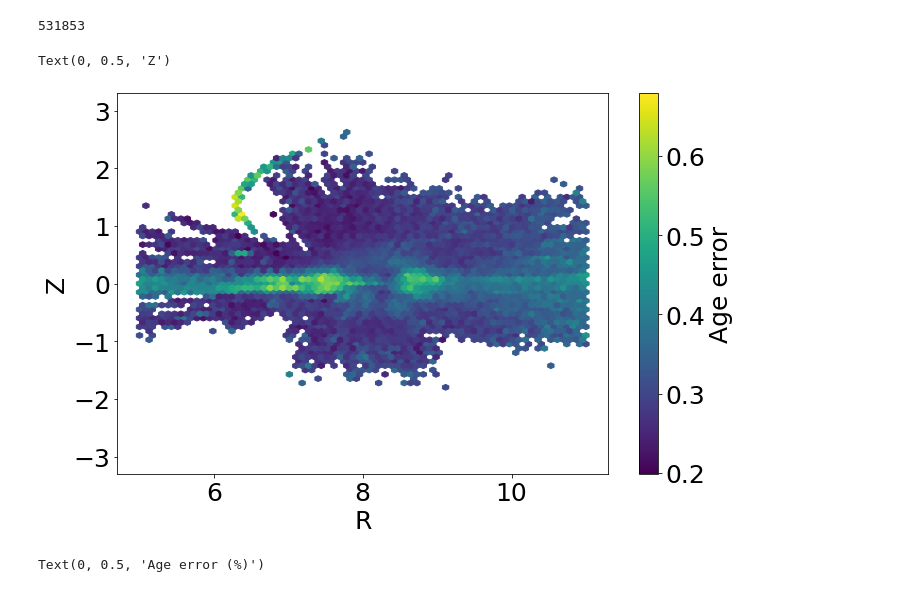
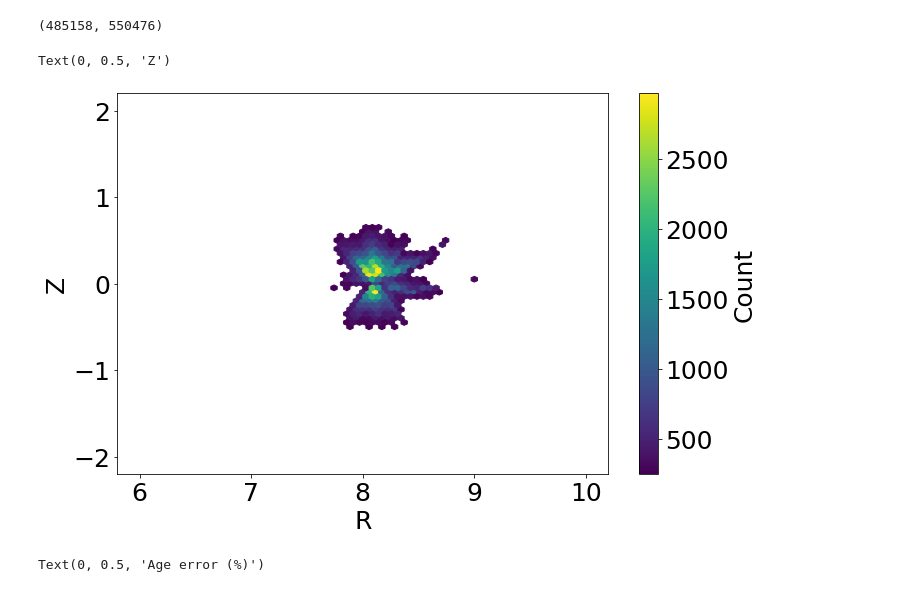
Before and after one commit to al-jshen/jx, a Jupyter notebook: notebooks/dr3/exploring-data.ipynb, the cells around one changed output. Drawn from its saved outputs; the diff is of its cells as text; code cells hidden in the pictures.

```diff
--- a/notebooks/dr3/exploring-data.ipynb
+++ b/notebooks/dr3/exploring-data.ipynb
@@ -66,8 +66,27 @@ mask = np.logical_and.reduce(
         # df_apogee["LOGG_ERR"] < 0.12,
         # df_apogee["sfd_ebv"] < 0.1,
         df_apogee["FE_H"] > -5.0,
+        df_apogee["FE_H"] < 5.0,
+        df_apogee["MG_H"] > -5.0,
+        df_apogee["MG_H"] < 5.0,
+        df_apogee["LOGG"] > -1.0,
+        df_apogee["LOGG"] < 7.0,
+        df_apogee["TEFF"] > 0.0,
+        df_apogee["TEFF"] < 50_000.0,
+        df_apogee["age"] > 0.0,
+        df_apogee["age"] < 14.0,
+        df_apogee["FE_H_ERR"] < 0.5,
+        df_apogee["MG_H_ERR"] < 0.5,
+        df_apogee["LOGG_ERR"] < 0.5,
+        np.abs(df_apogee["TEFF_ERR"] / df_apogee["TEFF"]) < 0.5,
+        np.abs(df_apogee["age_total_error"] / df_apogee["age"]) < 1.0,
+        np.isfinite(df_apogee["TEFF"]),
+        np.isfinite(df_apogee["LOGG"]),
+        np.isfinite(df_apogee["FE_H"]),
+        np.isfinite(df_apogee["MG_H"]),
+        np.isfinite(df_apogee["TEFF"]),
     )
 )
-mask.sum()
+mask.sum(), mask.size
 # %% [output]
-531853
+(485158, 550476)
@@ -81,21 +109,22 @@ gc = coords.galactocentric
 # %%
 plt.hexbin(
     np.sqrt(gc.x**2 + gc.y**2).to(u.kpc),
     gc.z.to(u.kpc),
     # gc.x.to(u.kpc),
     # gc.y.to(u.kpc),
-    C=df_apogee["age_total_error"][mask] / df_apogee["age"][mask],
-    mincnt=20,
+    # C=df_apogee["LOGG_ERR"][mask],
+    mincnt=250,
     gridsize=70,
-    extent=[5, 11, -3, 3],
+    extent=[6, 10, -2, 2],
+    # extent=[-11, -5, -3, 3],
     # norm=matplotlib.colors.LogNorm(),
 )
-plt.colorbar(label="Age error")
+plt.colorbar(label="Count")
 plt.xlabel("R")
 plt.ylabel("Z")
 # %% [output]
 Text(0, 0.5, 'Z')
-[figure, old version]
+[figure, new version]
 # %%
 plt.hexbin(
     df_apogee["LOGG"],
```
Also changed, not shown: parts of 1 cell of this notebook, 1 other file.
